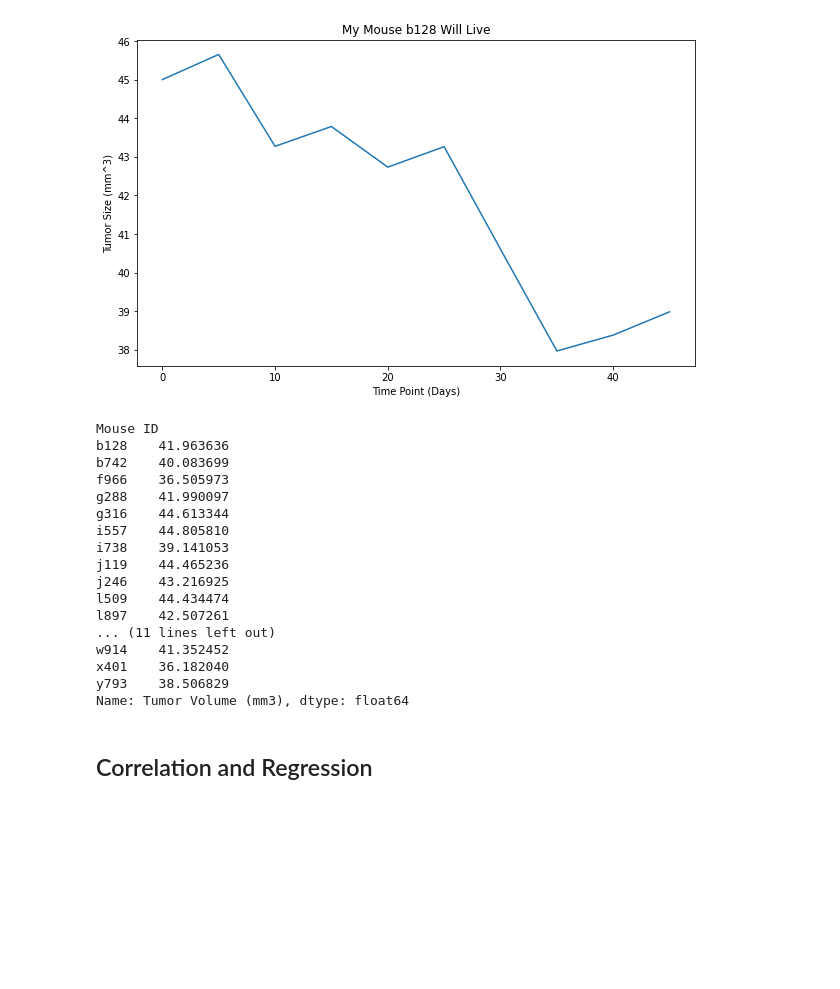
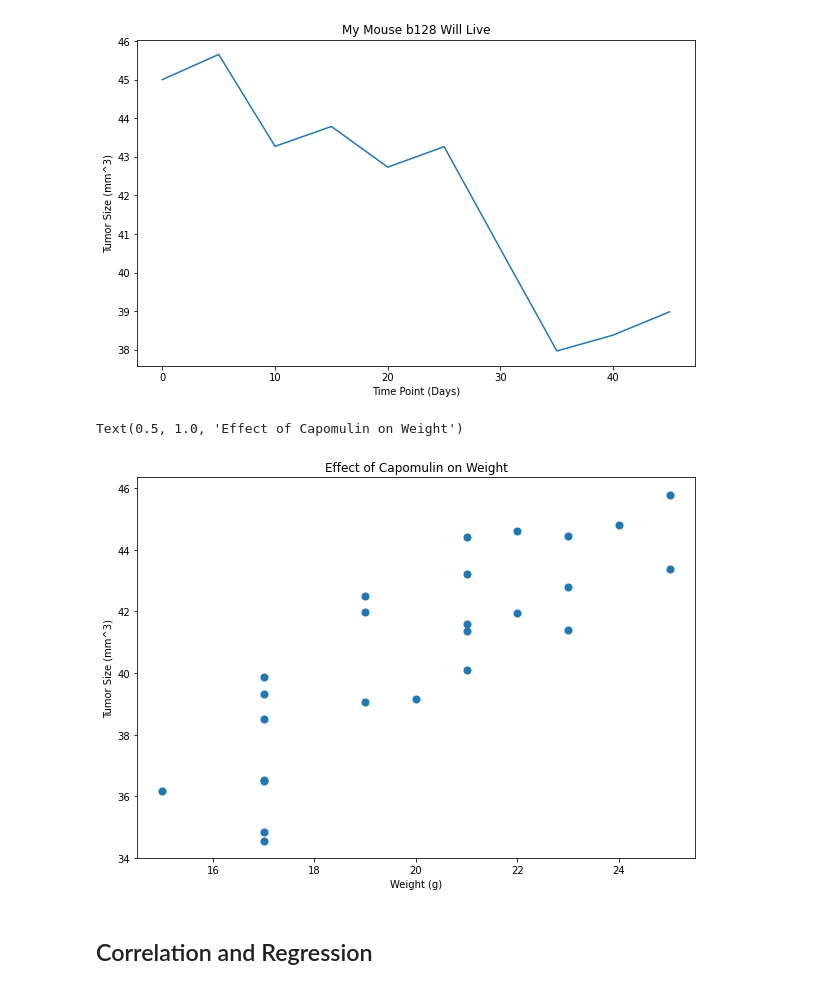
Before and after one commit to HsuChe/Cancer-Research-Analysis, a Jupyter notebook: Pymaceuticals/pymaceuticals_starter.ipynb, the cells around one changed output. Cells and saved outputs as stored; diff of their text form; code cells hidden in the pictures; blank space fills up the shorter version.

```diff
--- a/Pymaceuticals/pymaceuticals_starter.ipynb
+++ b/Pymaceuticals/pymaceuticals_starter.ipynb
@@ -302,24 +302,15 @@ Text(0.5, 1.0, 'My Mouse b128 Will Live')
 [figure]
 # %%
 # Generate a scatter plot of average tumor volume vs. mouse weight for the Capomulin regimen
-df.loc[df['Drug Regimen'] == 'Capomulin'].groupby('Mouse ID')['Tumor Volume (mm3)'].mean()
+mouse_vol_weight = df.loc[df['Drug Regimen'] == 'Capomulin'].groupby(['Mouse ID'])[['Tumor Volume (mm3)','Weight (g)']].mean()
+mouse_vol_weight.plot.scatter(x ='Weight (g)', y = 'Tumor Volume (mm3)', s = 50, figsize = (10,7))
+plt.xlabel('Weight (g)')
+plt.ylabel('Tumor Size (mm^3)')
+plt.title('Effect of Capomulin on Weight')
+
+# Looks like the slope of the best fit line might be close to 1 so Capomulin doesn't get more effective or less effective according to weight.
 # %% [output]
-Mouse ID
-b128    41.963636
-b742    40.083699
-f966    36.505973
-g288    41.990097
-g316    44.613344
-i557    44.805810
-i738    39.141053
-j119    44.465236
-j246    43.216925
-l509    44.434474
-l897    42.507261
-... (11 lines left out)
-w914    41.352452
-x401    36.182040
-y793    38.506829
-Name: Tumor Volume (mm3), dtype: float64
+Text(0.5, 1.0, 'Effect of Capomulin on Weight')
+[figure, added]
 # %% [markdown]
 ## Correlation and Regression
```
Also changed, not shown: parts of 3 cells of this notebook.
